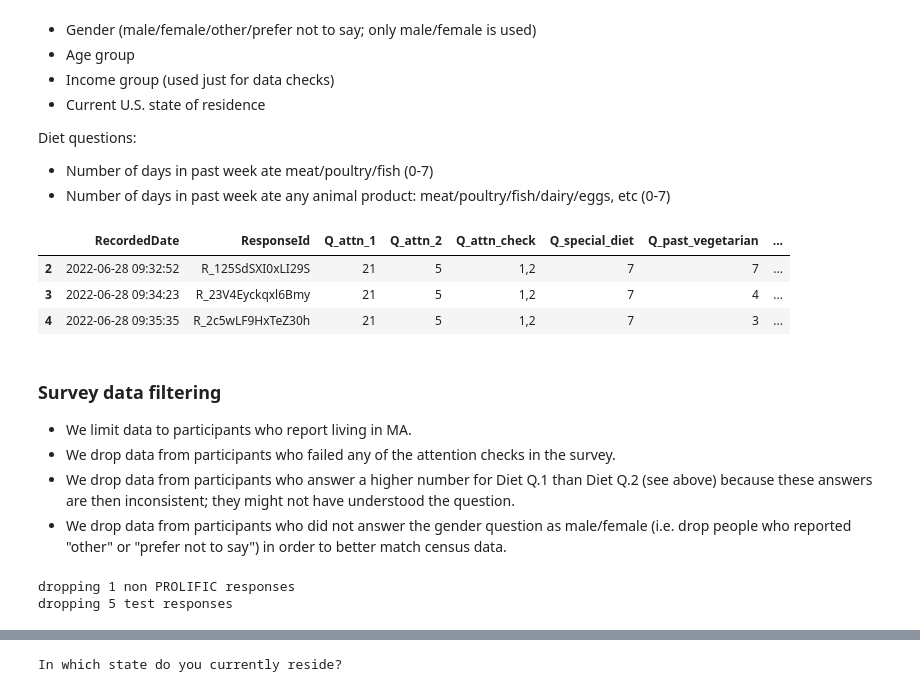
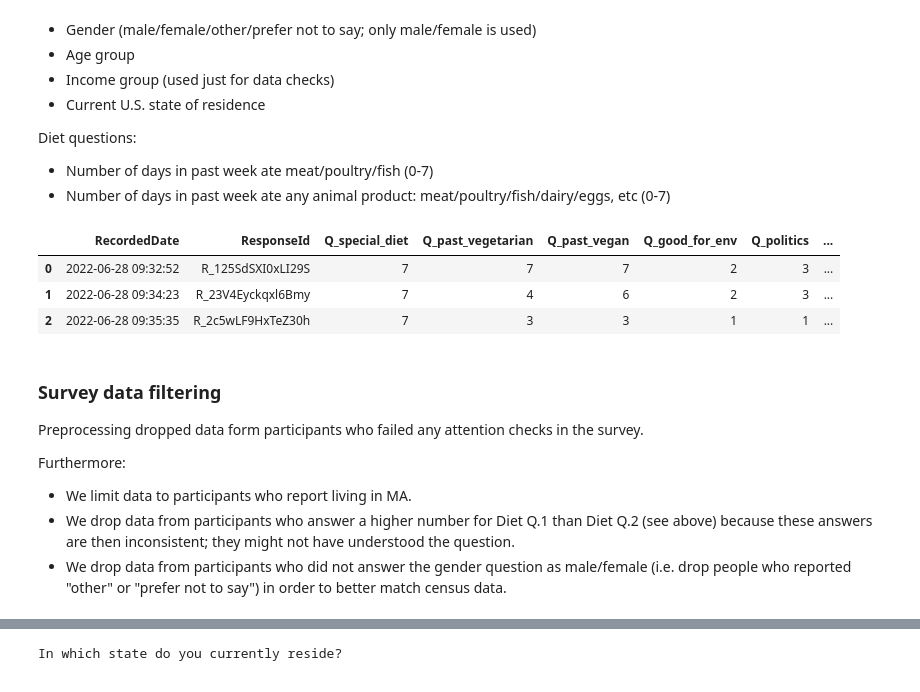
Before and after one commit to aberke/ff, a Jupyter notebook: data-analysis/climate-model-diets.ipynb, the cells around one changed output, grey strips where cells are left out. Drawn from its saved outputs; the diff is of its cells as text; code cells hidden in the pictures.

```diff
--- a/data-analysis/climate-model-diets.ipynb
+++ b/data-analysis/climate-model-diets.ipynb
@@ -207,39 +207,26 @@ Diet questions:
 # %%
 # extract relevant columns
 sample_df = pd.read_csv(
-    '../data/online-v1-prolific-sample.csv',
+    '../data/cleaned-online-v1-prolific-sample.csv',
     usecols=[
-        'PROLIFIC_PID', # embedded variable set through URL params
         'RecordedDate', 'ResponseId',
-        'Q_attn_1', 'Q_attn_2', 'Q_attn_check', 'Q_attn_midway',
         'Q_US_state',
         'Q_special_diet',
         'Q_past_vegetarian', 'Q_past_vegan',
         'Q_good_for_env', 'Q_politics',
         'Q_demos_age', 'Q_demos_gender', 'Q_demos_income', 'Q_demos_race',
-]).drop([0,1])
+])
 sample_df.head(3)
 # %% [output]
-|  | RecordedDate | ResponseId | Q_attn_1 | Q_attn_2 | Q_attn_check | Q_special_diet | Q_past_vegetarian | ... |
-| 2 | 2022-06-28 09:32:52 | R_125SdSXI0xLI29S | 21 | 5 | 1,2 | 7 | 7 | ... |
-| 3 | 2022-06-28 09:34:23 | R_23V4Eyckqxl6Bmy | 21 | 5 | 1,2 | 7 | 4 | ... |
-| 4 | 2022-06-28 09:35:35 | R_2c5wLF9HxTeZ30h | 21 | 5 | 1,2 | 7 | 3 | ... |
+|  | RecordedDate | ResponseId | Q_special_diet | Q_past_vegetarian | Q_past_vegan | Q_good_for_env | Q_politics | ... |
+| 0 | 2022-06-28 09:32:52 | R_125SdSXI0xLI29S | 7 | 7 | 7 | 2 | 3 | ... |
+| 1 | 2022-06-28 09:34:23 | R_23V4Eyckqxl6Bmy | 7 | 4 | 6 | 2 | 3 | ... |
+| 2 | 2022-06-28 09:35:35 | R_2c5wLF9HxTeZ30h | 7 | 3 | 3 | 1 | 1 | ... |
 # %% [markdown]
 ### Survey data filtering
+Preprocessing dropped data form participants who failed any attention checks in the survey.
+
+Furthermore:
 - We limit data to participants who report living in MA.
-- We drop data from participants who failed any of the attention checks in the survey.
 - We drop data from participants who answer a higher number for Diet Q.1 than Diet Q.2 (see above) because these answers are then inconsistent; they might not have understood the question.
 - We drop data from participants who did not answer the gender question as male/female (i.e. drop people who reported "other" or "prefer not to say") in order to better match census data.
-# %%
-# only include completed surveys via Prolific
-N_PROLIFIC_PID_na = len(sample_df[sample_df['PROLIFIC_PID'].isna()])
-print('dropping %s non PROLIFIC responses' % N_PROLIFIC_PID_na)
-sample_df = sample_df[sample_df['PROLIFIC_PID'].notna()]
-# prolific provides a full URL with a PROLIFIC_ID to test preview the survey.
-# A participant with this PID is our test
-TEST_PREVIEW_PROLIFIC_PID = '62a2a94d2c2d3cac1cdb636b'
-print('dropping %s test responses' % len(sample_df[sample_df['PROLIFIC_PID']==TEST_PREVIEW_PROLIFIC_PID]))
-sample_df = sample_df[sample_df['PROLIFIC_PID']!=TEST_PREVIEW_PROLIFIC_PID].copy()
-# %% [output]
-dropping 1 non PROLIFIC responses
-dropping 5 test responses
```
Also changed, not shown: parts of 18 cells of this notebook, 9 other files.
